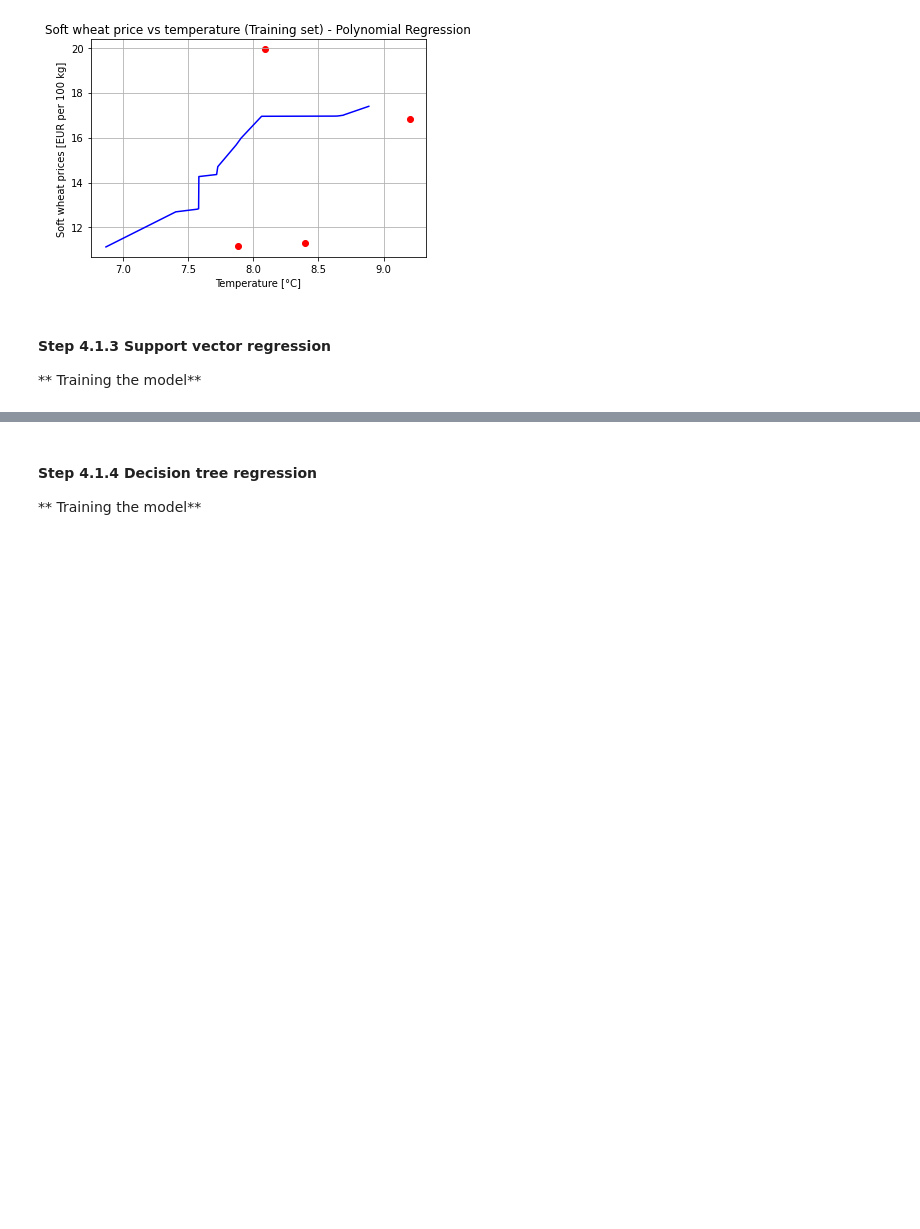
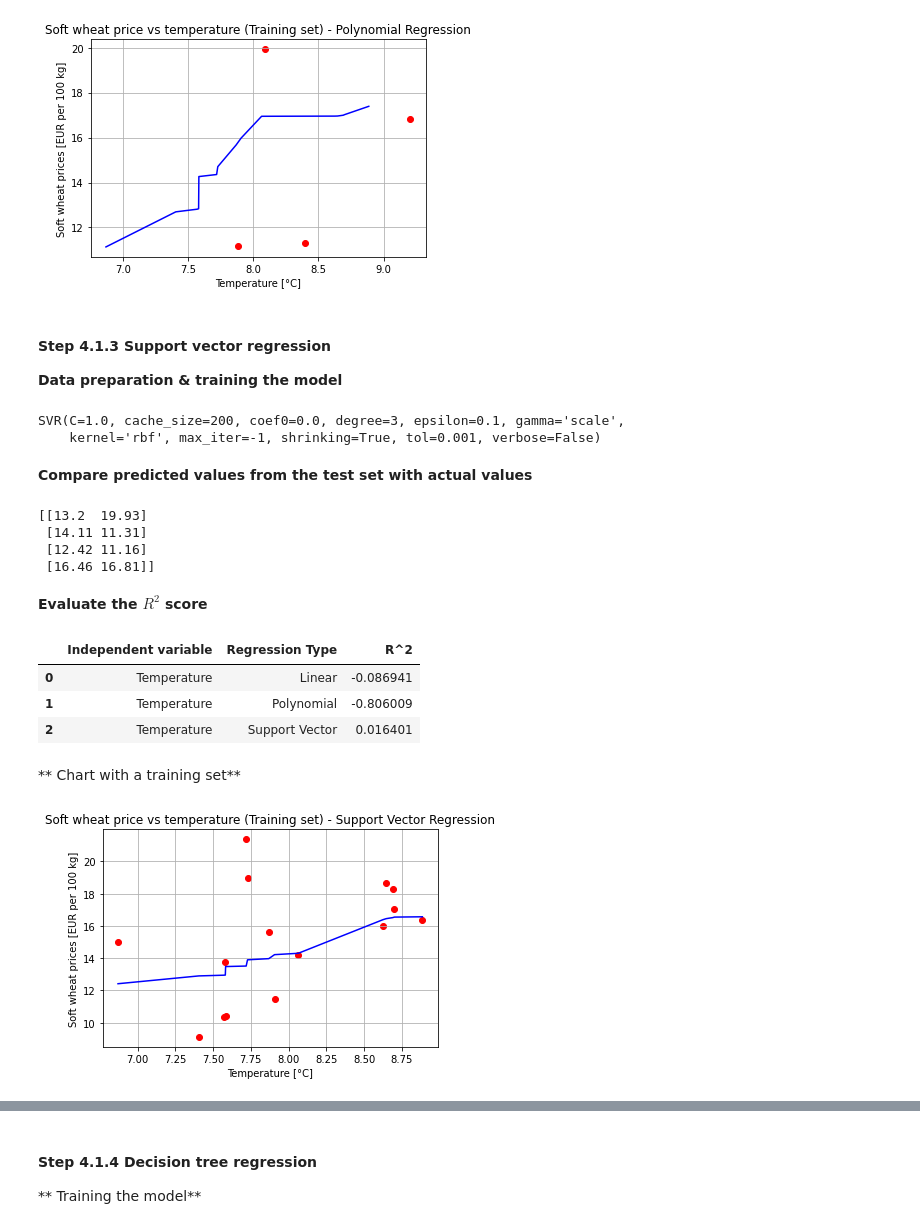
Before and after one commit to wkrzywiec/polish-crops, a Jupyter notebook: polish-crops.ipynb, the cells around one changed output, grey strips where cells are left out. Cells and saved outputs as stored; diff of their text form; code cells hidden in the pictures; blank space fills up the shorter version.

```diff
--- a/polish-crops.ipynb
+++ b/polish-crops.ipynb
@@ -481,4 +483,55 @@ plt.show()
 # %% [markdown]
 #### Step 4.1.3 Support vector regression
 
-** Training the model**
+**Data preparation & training the model**
+# %%
+sc_x = StandardScaler()
+sc_y = StandardScaler()
+x_svr_train = sc_x.fit_transform(x_train)
+y_svr_train = sc_y.fit_transform(y_train.reshape(-1, 1))
+
+x_svr_test = sc_x.fit_transform(x_test)
+y_svr_test = sc_y.fit_transform(y_test.reshape(-1, 1))
+
+svr_model = SVR(kernel = 'rbf')
+svr_model.fit(x_svr_train, y_svr_train)
+# %% [output]
+SVR(C=1.0, cache_size=200, coef0=0.0, degree=3, epsilon=0.1, gamma='scale',
+    kernel='rbf', max_iter=-1, shrinking=True, tol=0.001, verbose=False)
+# %% [markdown]
+**Compare predicted values from the test set with actual values**
+# %%
+y_pred = sc_y.inverse_transform(svr_model.predict(x_svr_test))
+
+np.set_printoptions(precision=2)
+print(np.concatenate((y_pred.reshape(len(y_pred),1), y_test.reshape(len(y_test),1)),1))
+# %% [output]
+[[13.2  19.93]
+ [14.11 11.31]
+ [12.42 11.16]
+ [16.46 16.81]]
+# %% [markdown]
+**Evaluate the $R^2$ score**
+# %%
+r2 = r2_score(y_test, y_pred)
+results_df = results_df.append({'Independent variable': 'Temperature', 'Regression Type': 'Support Vector', 'R^2': r2}, ignore_index=True)
+results_df
+# %% [output]
+|  | Independent variable | Regression Type | R^2 |
+| 0 | Temperature | Linear | -0.086941 |
+| 1 | Temperature | Polynomial | -0.806009 |
+| 2 | Temperature | Support Vector | 0.016401 |
+# %% [markdown]
+** Chart with a training set**
+# %%
+plt.scatter(x_train, y_train, color = 'red')
+x_plot = np.sort(x_train, axis=0)
+y_plot = np.sort(sc_y.inverse_transform(svr_model.predict(x_svr_train)))
+plt.plot(x_plot, y_plot, color = 'blue')
+plt.title('Soft wheat price vs temperature (Training set) - Support Vector Regression')
+plt.xlabel('Temperature [°C]')
+plt.ylabel('Soft wheat prices [EUR per 100 kg]')
+plt.grid()
+plt.show()
+# %% [output]
+[figure, added]
```
Also changed, not shown: parts of 5 cells of this notebook, 1 other file.
